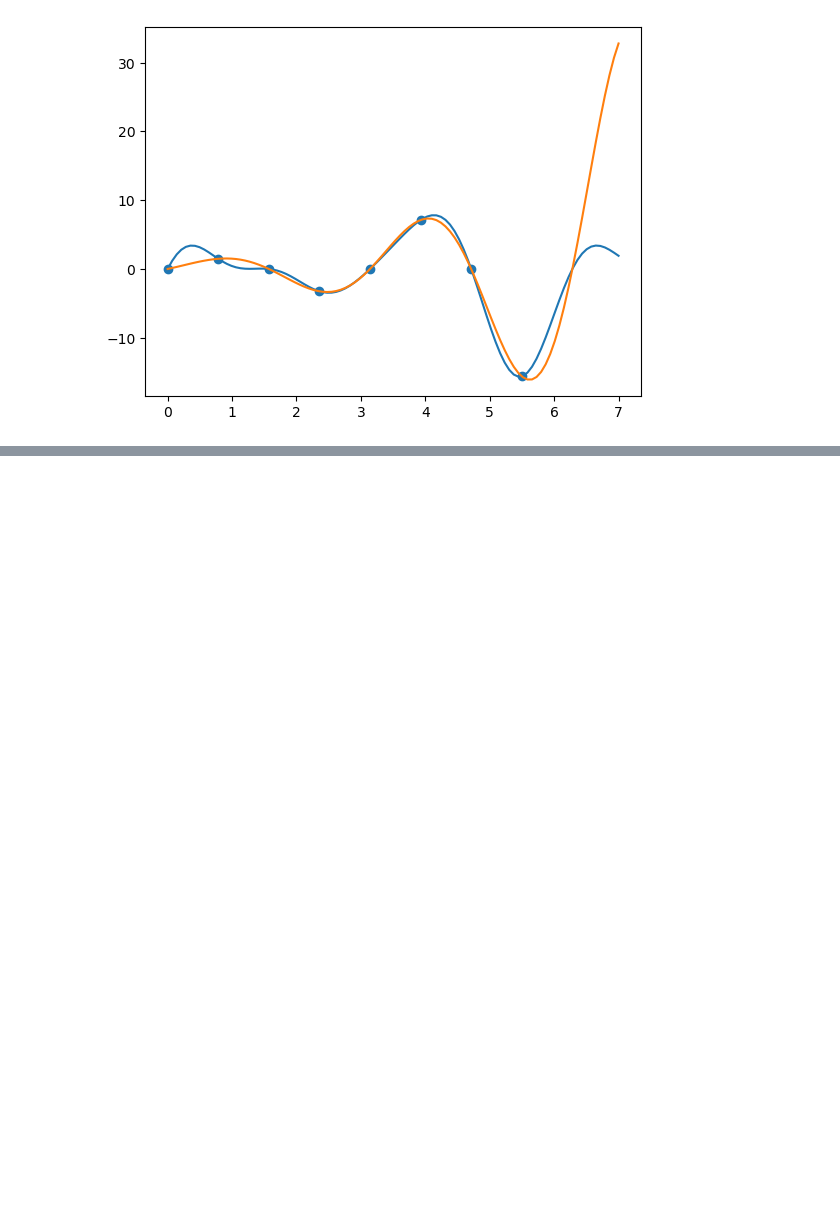
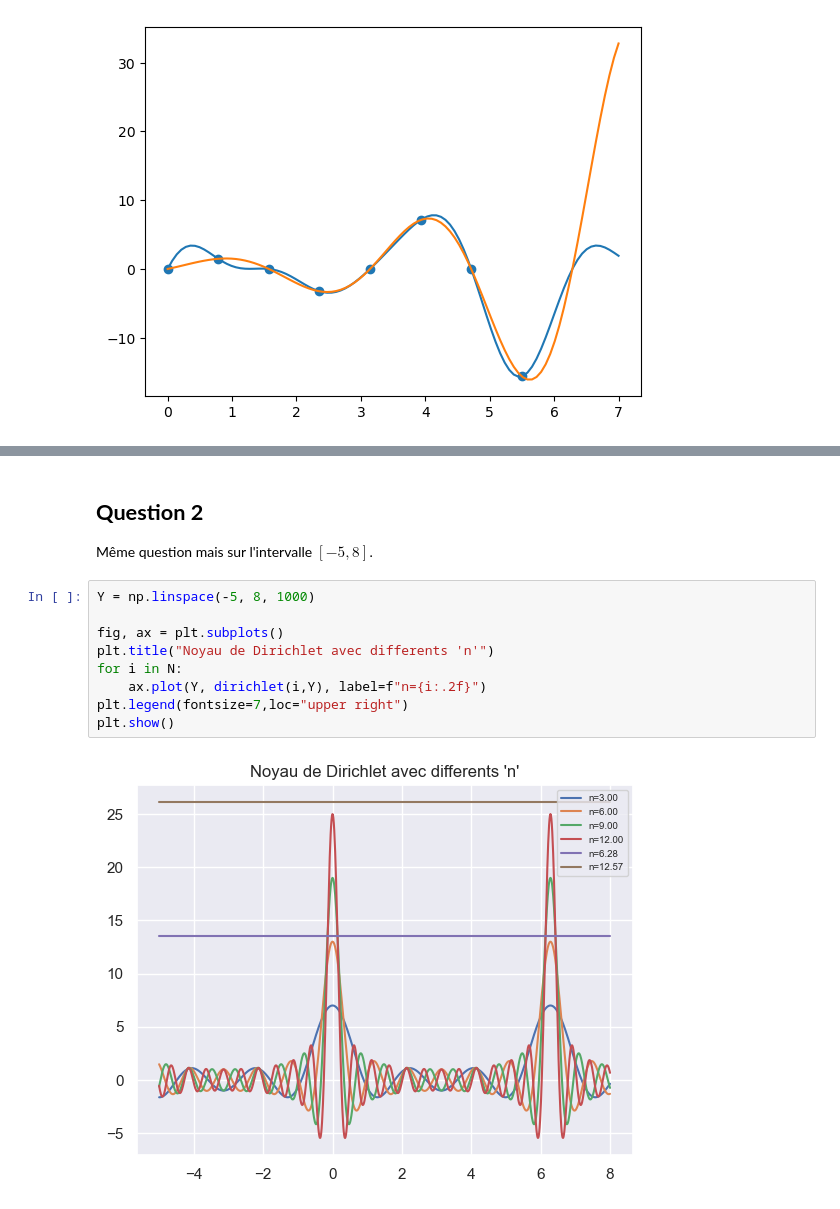
Before and after one commit to PolTibau/Fourier-Discrete, a Jupyter notebook: TP/TP2.ipynb, the cells around one changed output, grey strips where cells are left out. Drawn from its saved outputs; the diff is of its cells as text; blank space fills up the shorter version.

```diff
--- a/TP/TP2.ipynb
+++ b/TP/TP2.ipynb
@@ -306,0 +354,15 @@ ax.plot(S, f(S), label="True function")
+# %% [markdown]
+## **Question 2**
+
+Même question mais sur l'intervalle $[-5, 8]$.
+# %%
+Y = np.linspace(-5, 8, 1000)
+
+fig, ax = plt.subplots()
+plt.title("Noyau de Dirichlet avec differents 'n'")
+for i in N:
+    ax.plot(Y, dirichlet(i,Y), label=f"n={i:.2f}")
+plt.legend(fontsize=7,loc="upper right")
+plt.show()
+# %% [output]
+[figure, added]
```
Also changed, not shown: parts of 12 cells of this notebook.
